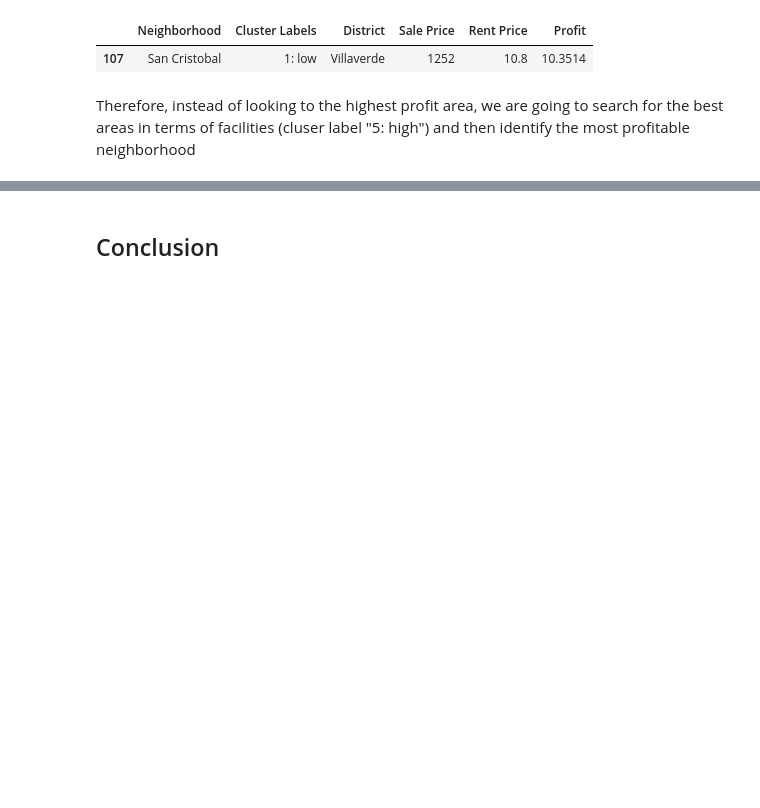
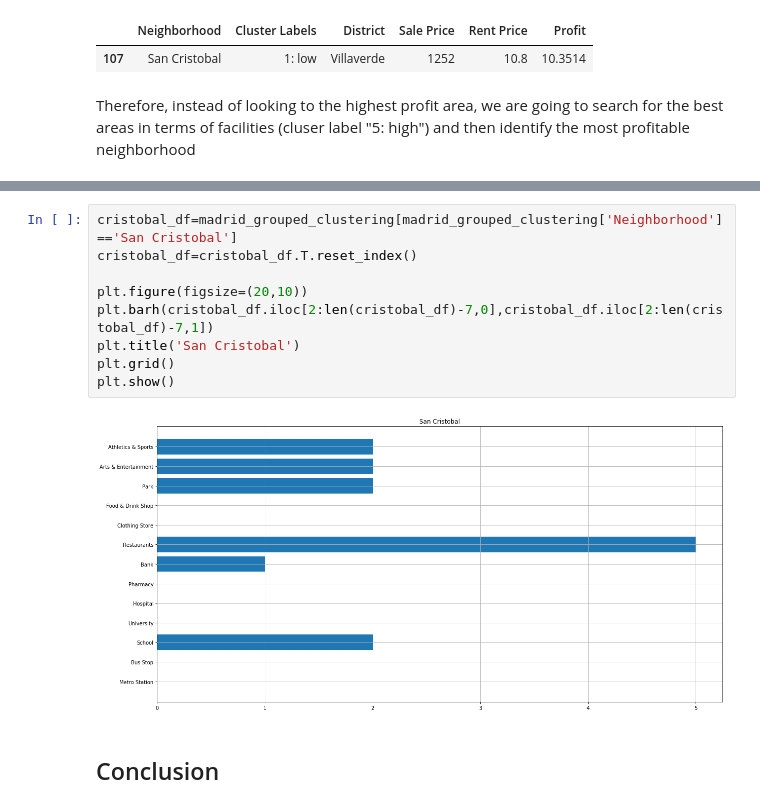
Before and after one commit to coke456/Coursera_Capstone, a Jupyter notebook: MadridNeighborhoods.ipynb, the cells around one changed output, grey strips where cells are left out. Drawn from its saved outputs; the diff is of its cells as text; blank space fills up the shorter version.

```diff
--- a/MadridNeighborhoods.ipynb
+++ b/MadridNeighborhoods.ipynb
@@ -570,3 +604,14 @@ madrid_summary_df[madrid_summary_df['Cluster Labels'] == '5: high'].sort_values(
+# %%
+cristobal_df=madrid_grouped_clustering[madrid_grouped_clustering['Neighborhood']=='San Cristobal']
+cristobal_df=cristobal_df.T.reset_index()
+
+plt.figure(figsize=(20,10))
+plt.barh(cristobal_df.iloc[2:len(cristobal_df)-7,0],cristobal_df.iloc[2:len(cristobal_df)-7,1])
+plt.title('San Cristobal')
+plt.grid()
+plt.show()
+# %% [output]
+[figure, added]
 # %% [markdown]
 ## Conclusion
 # %% [markdown]
```
Also changed, not shown: parts of 7 cells of this notebook.
